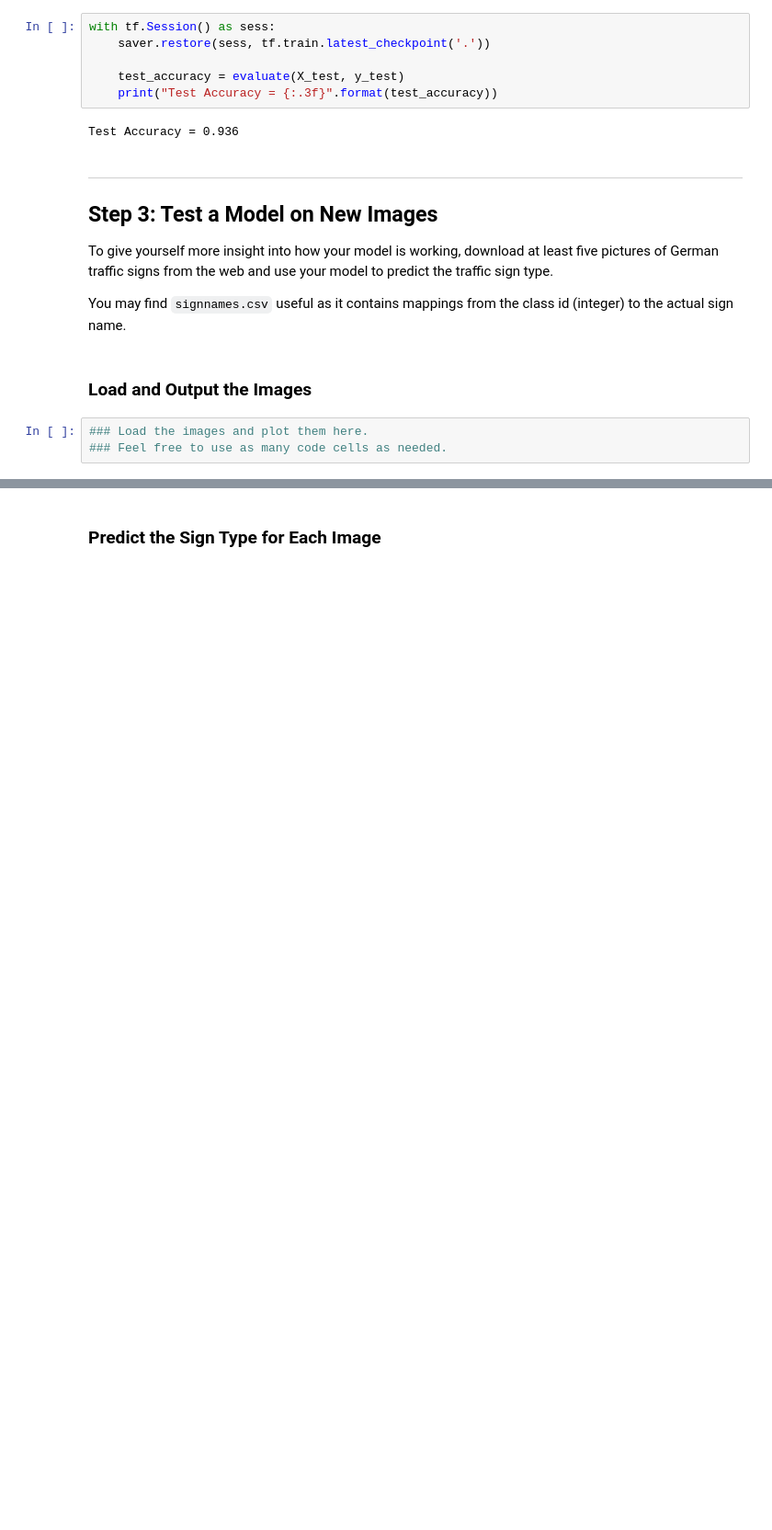
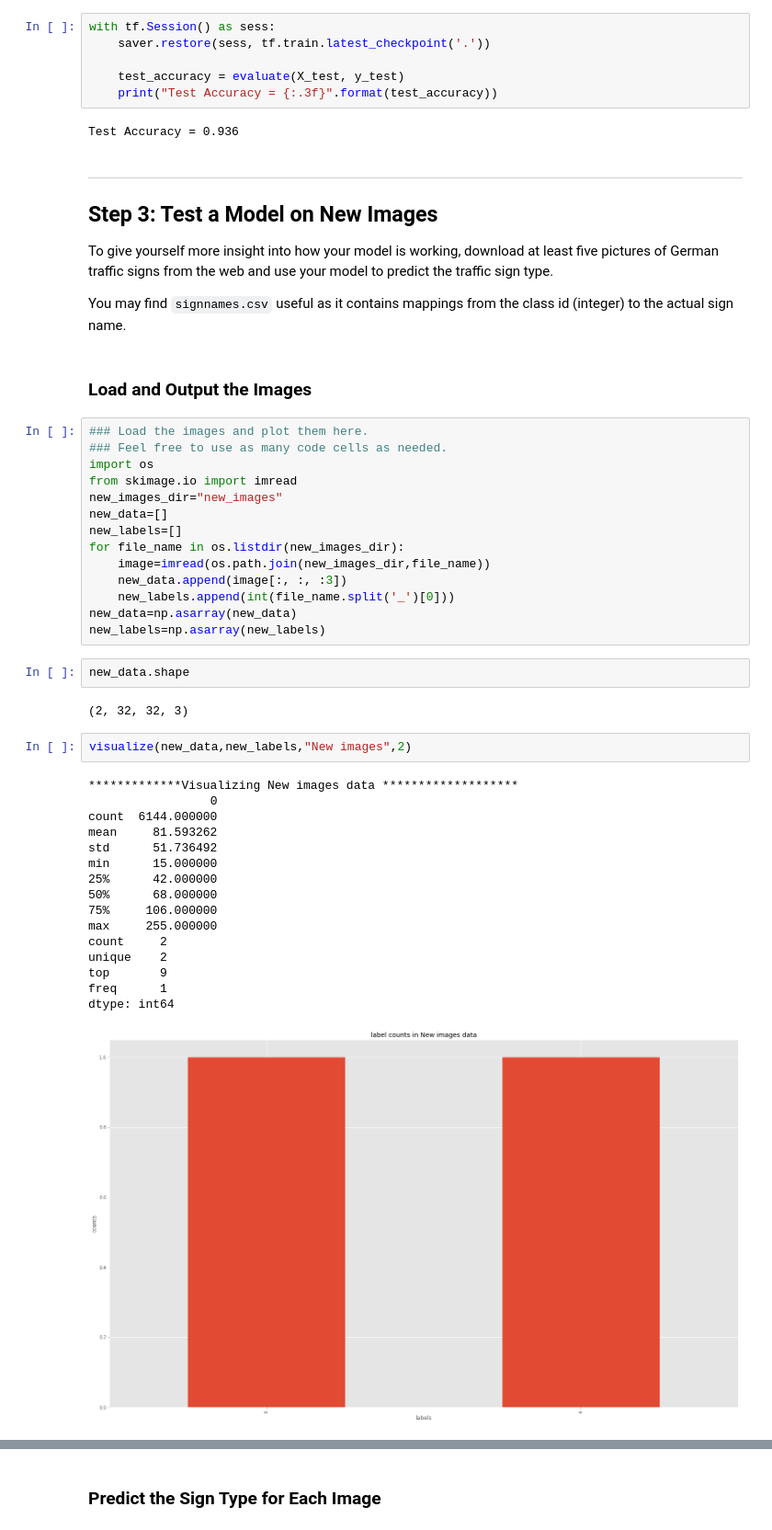
Before and after one commit to chomnoue/CarND-Traffic-Sign-Classifier-Project, a Jupyter notebook: Traffic_Sign_Classifier.ipynb, the cells around one changed output, grey strips where cells are left out. Shown at 92% size. Saved outputs shown, nothing was run; the diff lists cells and outputs as text; blank space fills up the shorter version.

Commit message:
add 32x32 images

```diff
--- a/Traffic_Sign_Classifier.ipynb
+++ b/Traffic_Sign_Classifier.ipynb
@@ -440,3 +440,37 @@ You may find `signnames.csv` useful as it contains mappings from the class id (i
 # %%
 ### Load the images and plot them here.
 ### Feel free to use as many code cells as needed.
+import os
+from skimage.io import imread
+new_images_dir="new_images"
+new_data=[]
+new_labels=[]
+for file_name in os.listdir(new_images_dir):
+    image=imread(os.path.join(new_images_dir,file_name))
+    new_data.append(image[:, :, :3])
+    new_labels.append(int(file_name.split('_')[0]))
+new_data=np.asarray(new_data)
+new_labels=np.asarray(new_labels)
+# %%
+new_data.shape
+# %% [output]
+(2, 32, 32, 3)
+# %%
+visualize(new_data,new_labels,"New images",2)
+# %% [output]
+*************Visualizing New images data *******************
+                 0
+count  6144.000000
+mean     81.593262
+std      51.736492
+min      15.000000
+25%      42.000000
+50%      68.000000
+75%     106.000000
+max     255.000000
+count     2
+unique    2
+top       9
+freq      1
+dtype: int64
+[figure, added]
```
Also changed, not shown: parts of 9 cells of this notebook, 12 other files.
